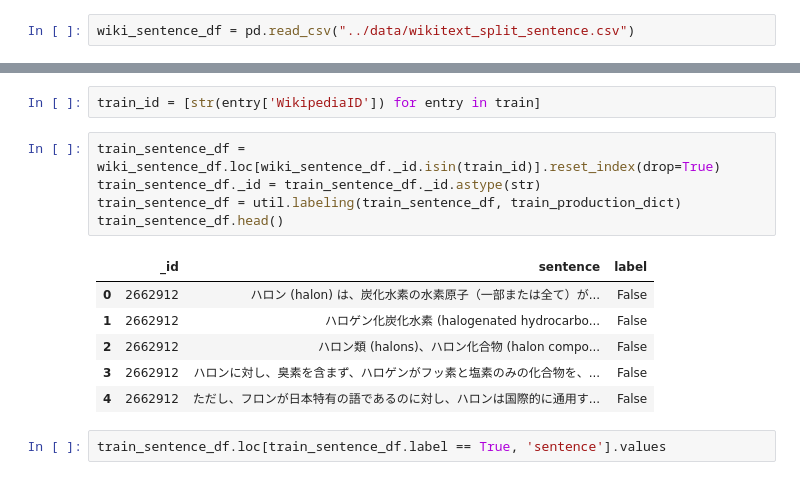
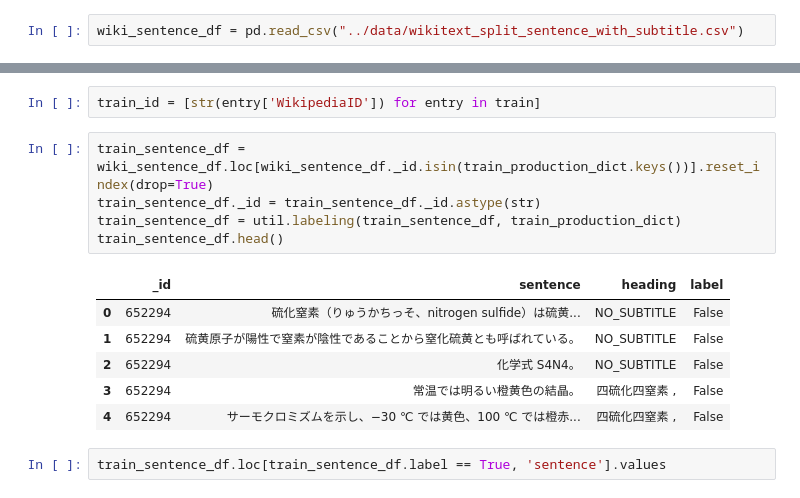
Before and after one commit to yaelanya/shinra-project, a Jupyter notebook: notebook/extraction_production.ipynb, the cells around one changed output, grey strips where cells are left out. Saved outputs shown, nothing was run; the diff lists cells and outputs as text.

```diff
--- a/notebook/extraction_production.ipynb
+++ b/notebook/extraction_production.ipynb
@@ -34,21 +29,21 @@ wiki_raw_data = util.read_jasonl("../data/jawiki-cirrussearch-dump_of_Compound.j
 # %%
-wiki_sentence_df = pd.read_csv("../data/wikitext_split_sentence.csv")
+wiki_sentence_df = pd.read_csv("../data/wikitext_split_sentence_with_subtitle.csv")
 # %% [markdown]
 ## Trainデータ作成
 # %%
 train_id = [str(entry['WikipediaID']) for entry in train]
 # %%
-train_sentence_df = wiki_sentence_df.loc[wiki_sentence_df._id.isin(train_id)].reset_index(drop=True)
+train_sentence_df = wiki_sentence_df.loc[wiki_sentence_df._id.isin(train_production_dict.keys())].reset_index(drop=True)
 train_sentence_df._id = train_sentence_df._id.astype(str)
 train_sentence_df = util.labeling(train_sentence_df, train_production_dict)
 train_sentence_df.head()
 # %% [output]
-|  | _id | sentence | label |
-| 0 | 2662912 | ハロン (halon) は、炭化水素の水素原子（一部または全て）が... | False |
-| 1 | 2662912 | ハロゲン化炭化水素 (halogenated hydrocarbo... | False |
-| 2 | 2662912 | ハロン類 (halons)、ハロン化合物 (halon compo... | False |
-| 3 | 2662912 | ハロンに対し、臭素を含まず、ハロゲンがフッ素と塩素のみの化合物を、... | False |
-| 4 | 2662912 | ただし、フロンが日本特有の語であるのに対し、ハロンは国際的に通用す... | False |
+|  | _id | sentence | heading | label |
+| 0 | 652294 | 硫化窒素（りゅうかちっそ、nitrogen sulfide）は硫黄... | NO_SUBTITLE | False |
+| 1 | 652294 | 硫黄原子が陽性で窒素が陰性であることから窒化硫黄とも呼ばれている。 | NO_SUBTITLE | False |
+| 2 | 652294 | 化学式 S4N4。 | NO_SUBTITLE | False |
+| 3 | 652294 | 常温では明るい橙黄色の結晶。 | 四硫化四窒素 , | False |
+| 4 | 652294 | サーモクロミズムを示し、−30 ℃ では黄色、100 ℃ では橙赤... | 四硫化四窒素 , | False |
 # %%
 train_sentence_df.loc[train_sentence_df.label == True, 'sentence'].values
 # %% [output]
```
Also changed, not shown: parts of 9 cells of this notebook, 2 other files.
